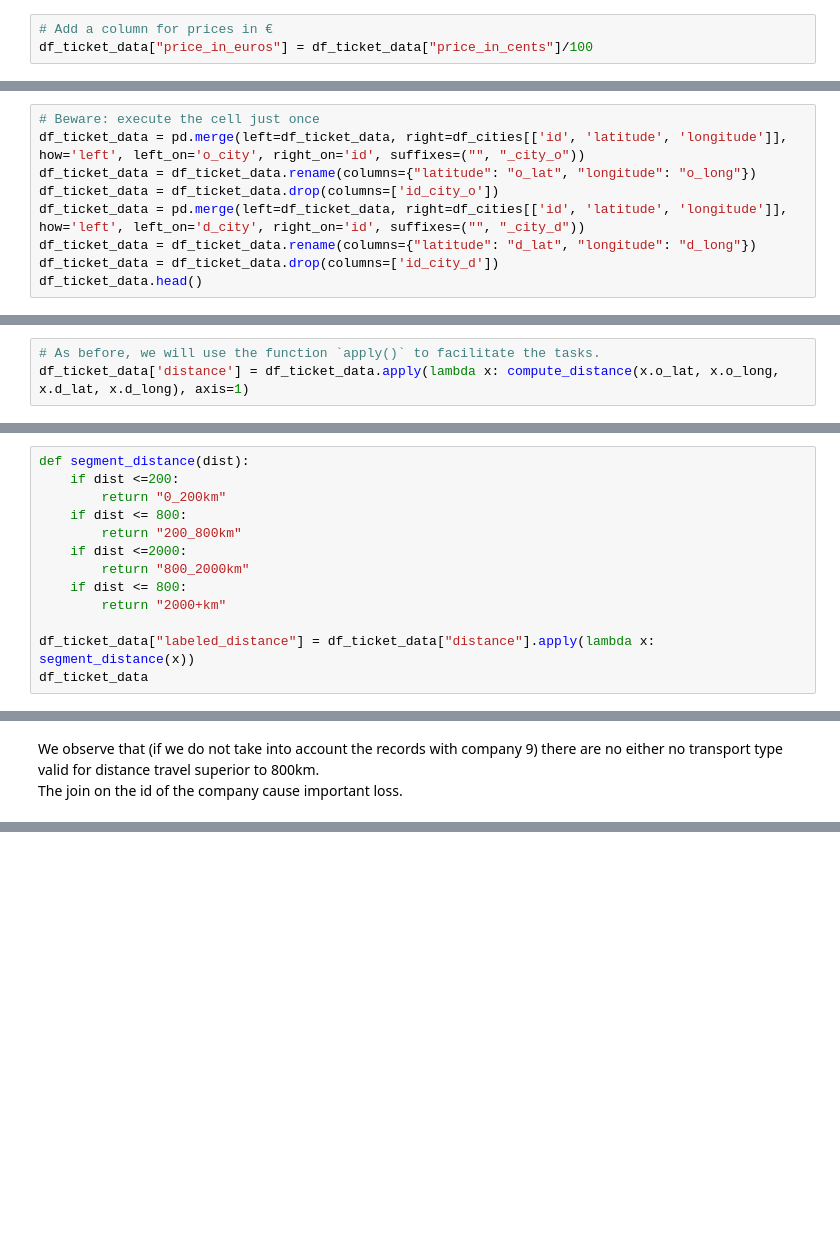
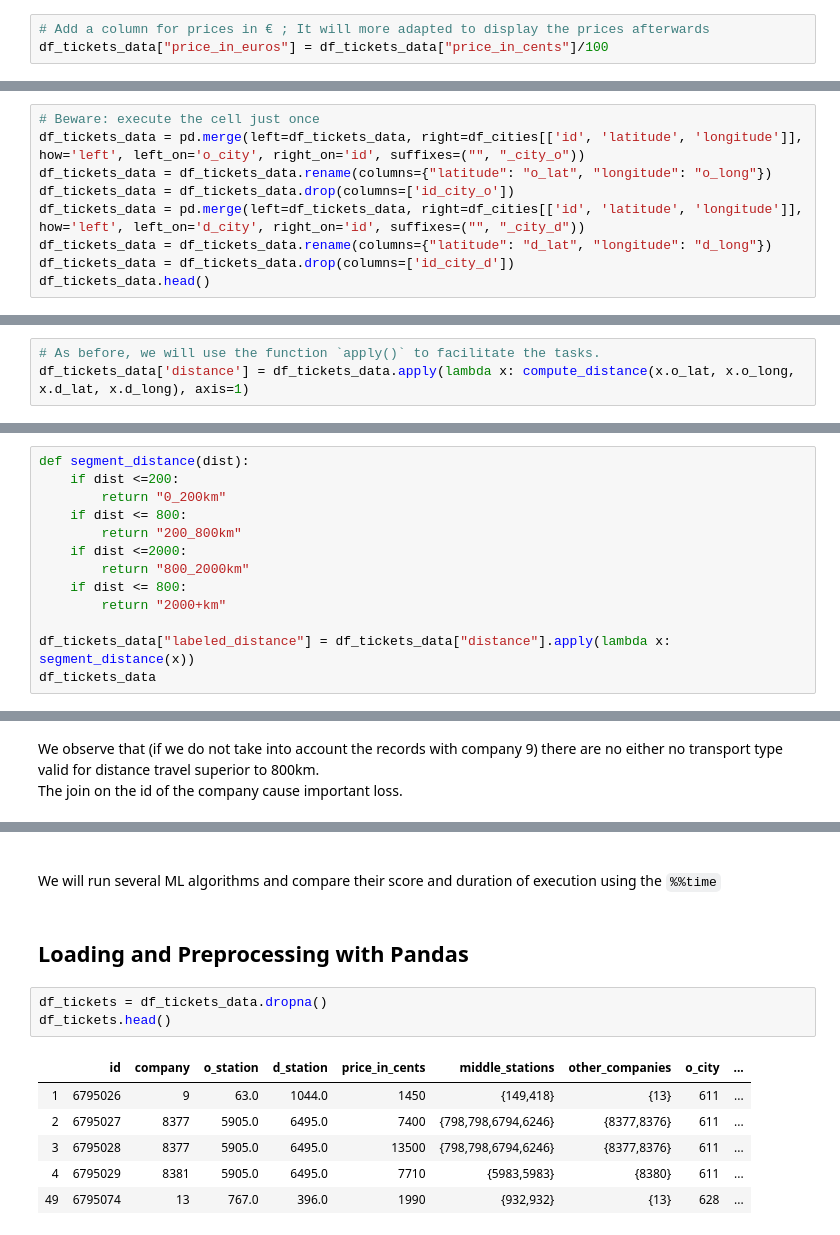
Before and after one commit to romal96/tictatrip-exo-data, a Jupyter notebook: notebook.ipynb, the cells around one changed output, grey strips where cells are left out. Drawn from its saved outputs; the diff is of its cells as text; blank space fills up the shorter version.

```diff
--- a/notebook.ipynb
+++ b/notebook.ipynb
@@ -102,3 +111,3 @@ df_ticket_data = df_ticket_data.drop(columns=['departure_ts', 'arrival_ts', 'sea
 # %%
-# Add a column for prices in €
-df_ticket_data["price_in_euros"] = df_ticket_data["price_in_cents"]/100
+# Add a column for prices in € ; It will more adapted to display the prices afterwards
+df_tickets_data["price_in_euros"] = df_tickets_data["price_in_cents"]/100
@@ -201,12 +200,12 @@ First, we gather the useful information in the table `df_ticket_data`.
 # %%
 # Beware: execute the cell just once
-df_ticket_data = pd.merge(left=df_ticket_data, right=df_cities[['id', 'latitude', 'longitude']], how='left', left_on='o_city', right_on='id', suffixes=("", "_city_o"))
-df_ticket_data = df_ticket_data.rename(columns={"latitude": "o_lat", "longitude": "o_long"})
-df_ticket_data = df_ticket_data.drop(columns=['id_city_o'])
-df_ticket_data = pd.merge(left=df_ticket_data, right=df_cities[['id', 'latitude', 'longitude']], how='left', left_on='d_city', right_on='id', suffixes=("", "_city_d"))
-df_ticket_data = df_ticket_data.rename(columns={"latitude": "d_lat", "longitude": "d_long"})
-df_ticket_data = df_ticket_data.drop(columns=['id_city_d'])
-df_ticket_data.head()
+df_tickets_data = pd.merge(left=df_tickets_data, right=df_cities[['id', 'latitude', 'longitude']], how='left', left_on='o_city', right_on='id', suffixes=("", "_city_o"))
+df_tickets_data = df_tickets_data.rename(columns={"latitude": "o_lat", "longitude": "o_long"})
+df_tickets_data = df_tickets_data.drop(columns=['id_city_o'])
+df_tickets_data = pd.merge(left=df_tickets_data, right=df_cities[['id', 'latitude', 'longitude']], how='left', left_on='d_city', right_on='id', suffixes=("", "_city_d"))
+df_tickets_data = df_tickets_data.rename(columns={"latitude": "d_lat", "longitude": "d_long"})
+df_tickets_data = df_tickets_data.drop(columns=['id_city_d'])
+df_tickets_data.head()
 # %% [output]
 |  | id | company | o_station | d_station | price_in_cents | middle_stations | other_companies | o_city | ... |
 | 0 | 6795025 | 8385 | NaN | NaN | 4550 | NaN | NaN | 611 | ... |
@@ -239,4 +237,4 @@ def compute_distance(o_lat, o_long, d_lat, d_long):
     return r_earth/90*np.sqrt(delta_lat*delta_lat + delta_long*delta_long) #in km
 # %%
 # As before, we will use the function `apply()` to facilitate the tasks.
-df_ticket_data['distance'] = df_ticket_data.apply(lambda x: compute_distance(x.o_lat, x.o_long, x.d_lat, x.d_long), axis=1)
+df_tickets_data['distance'] = df_tickets_data.apply(lambda x: compute_distance(x.o_lat, x.o_long, x.d_lat, x.d_long), axis=1)
@@ -281,8 +271,8 @@ def segment_distance(dist):
     if dist <= 800:
         return "2000+km"
 
-df_ticket_data["labeled_distance"] = df_ticket_data["distance"].apply(lambda x: segment_distance(x))
-df_ticket_data
+df_tickets_data["labeled_distance"] = df_tickets_data["distance"].apply(lambda x: segment_distance(x))
+df_tickets_data
 # %% [output]
 |  | id | company | o_station | d_station | price_in_cents | middle_stations | other_companies | o_city | ... |
 | 0 | 6795025 | 8385 | NaN | NaN | 4550 | NaN | NaN | 611 | ... |
@@ -402,0 +402,14 @@ We observe that (if we do not take into account the records with company 9) ther
+# %% [markdown]
+<br>We will run several ML algorithms and compare their score and duration of execution using the `%%time`
+# %% [markdown]
+## Loading and Preprocessing with Pandas
+# %%
+df_tickets = df_tickets_data.dropna()
+df_tickets.head()
+# %% [output]
+|  | id | company | o_station | d_station | price_in_cents | middle_stations | other_companies | o_city | ... |
+| 1 | 6795026 | 9 | 63.0 | 1044.0 | 1450 | {149,418} | {13} | 611 | ... |
+| 2 | 6795027 | 8377 | 5905.0 | 6495.0 | 7400 | {798,798,6794,6246} | {8377,8376} | 611 | ... |
+| 3 | 6795028 | 8377 | 5905.0 | 6495.0 | 13500 | {798,798,6794,6246} | {8377,8376} | 611 | ... |
+| 4 | 6795029 | 8381 | 5905.0 | 6495.0 | 7710 | {5983,5983} | {8380} | 611 | ... |
+| 49 | 6795074 | 13 | 767.0 | 396.0 | 1990 | {932,932} | {13} | 628 | ... |
```
Also changed, not shown: parts of 50 cells of this notebook.
